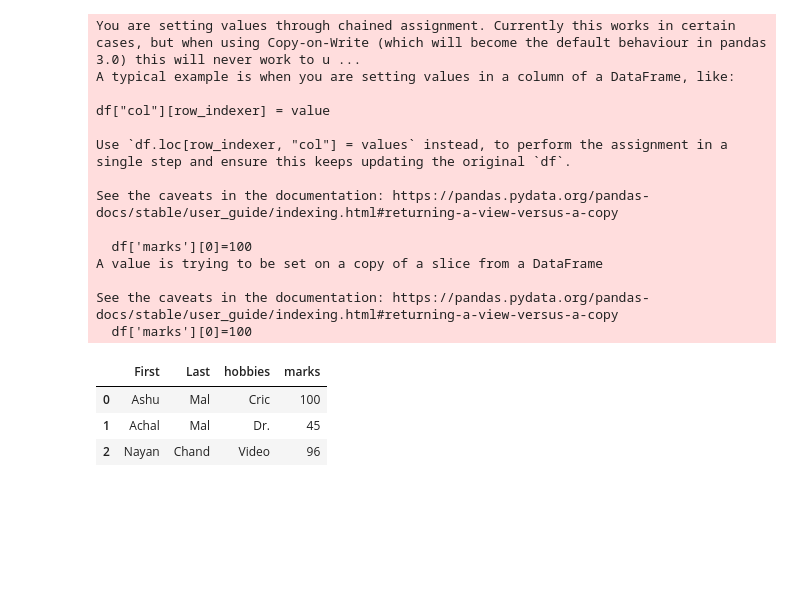
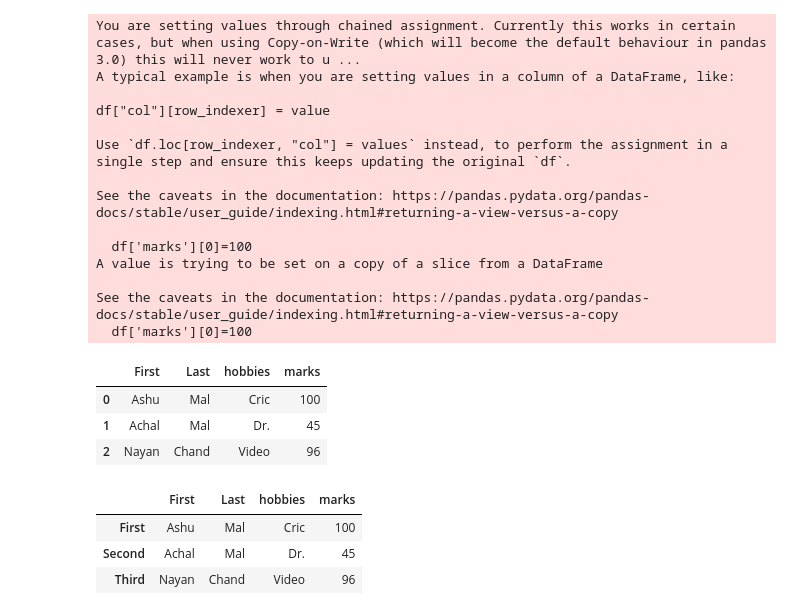
Before and after one commit to Ashu-Hub23/numpy-snippets, a Jupyter notebook: Pandas_01.ipynb, the cells around one changed output. Drawn from its saved outputs; the diff is of its cells as text; code cells hidden in the pictures; blank space fills up the shorter version.

```diff
--- a/Pandas_01.ipynb
+++ b/Pandas_01.ipynb
@@ -175,3 +175,12 @@ df
 | 0 | Ashu | Mal | Cric | 100 |
 | 1 | Achal | Mal | Dr. | 45 |
 | 2 | Nayan | Chand | Video | 96 |
+# %%
+df.index = ['First','Second','Third']
+# %%
+df
+# %% [output]
+|  | First | Last | hobbies | marks |
+| First | Ashu | Mal | Cric | 100 |
+| Second | Achal | Mal | Dr. | 45 |
+| Third | Nayan | Chand | Video | 96 |
```
Also changed, not shown: parts of 1 cell of this notebook.
